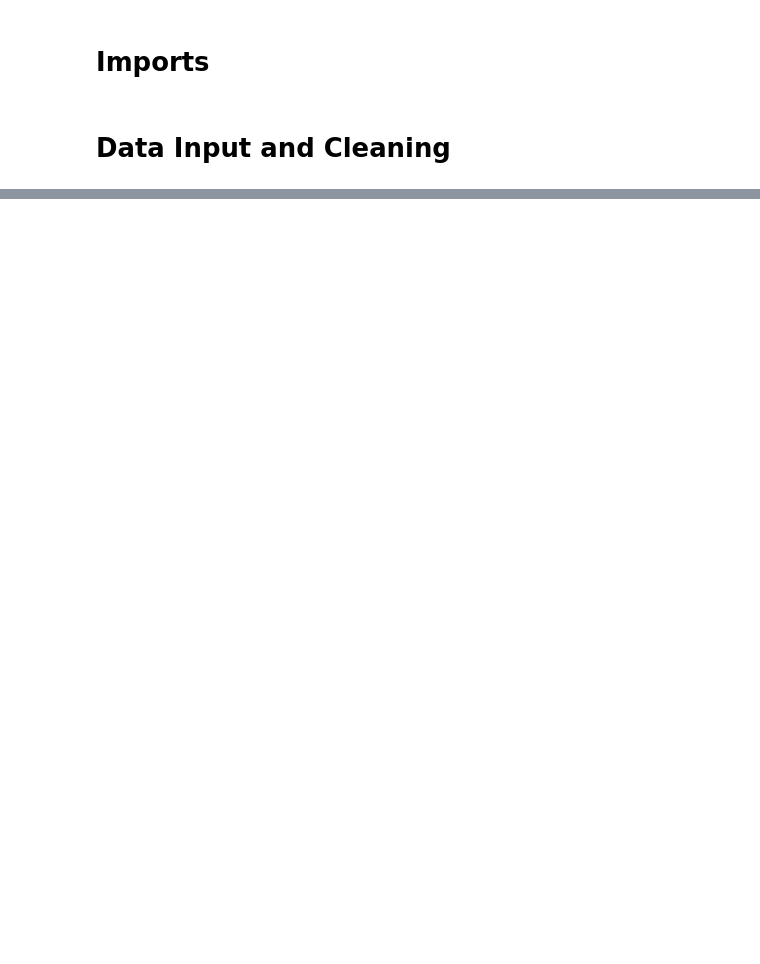
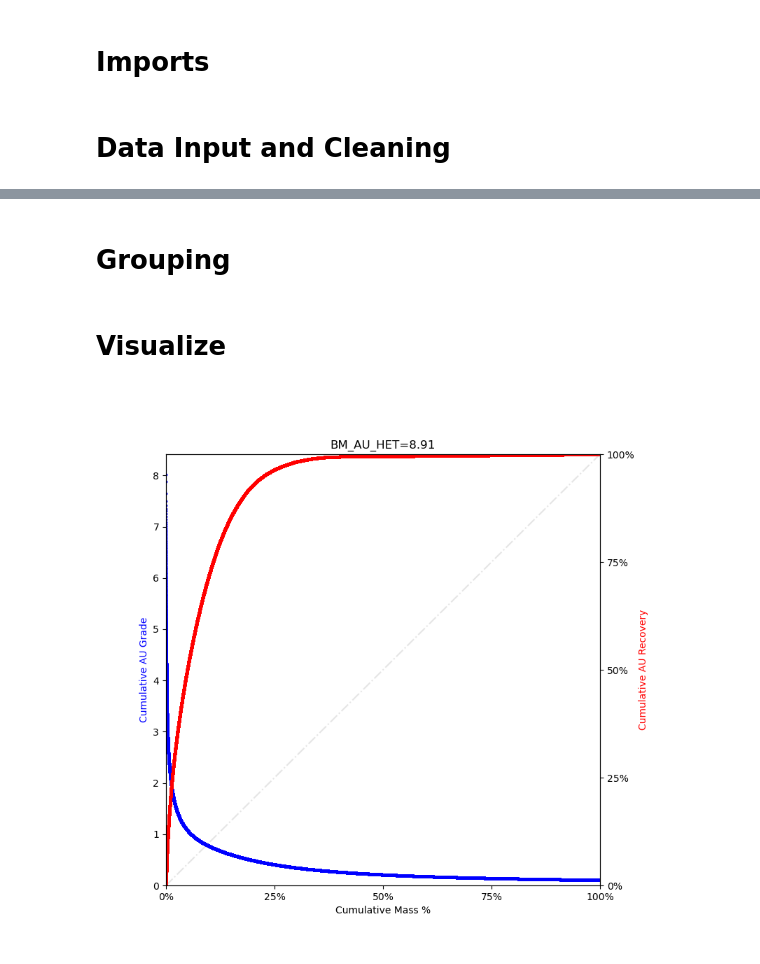
Before and after one commit to jouytrew/masters_pfti, a Jupyter notebook: notebooks/het_analysis_block_model.ipynb, the cells around one changed output, grey strips where cells are left out. Saved outputs shown, nothing was run; the diff lists cells and outputs as text; code cells hidden in the pictures; blank space fills up the shorter version.

Commit message:
Run Het Analysis on Block Model and Filtered BM

```diff
--- a/notebooks/het_analysis_block_model.ipynb
+++ b/notebooks/het_analysis_block_model.ipynb
@@ -25,6 +25,7 @@ SAVE = True
 # Data Input and Cleaning
 # %%
 df = BlockModelCleaner.get_processed_data()
+filtered_df = df.query('CU > 0.001')
 # %%
 df
 # %% [output]
@@ -44,0 +46,48 @@ df
+# %% [markdown]
+# Grouping
+# %%
+elements = [
+    'CU',
+    'AG',
+    'AU'
+]
+
+combined = {}
+
+for element in elements:
+    try:
+        combined[element] = HetAnalysis(f'BM_{element}', df['volume'] * df['sg'], df[element])
+    except:
+        print(f'Invalid data for BM_{element}')
+# %%
+filtered = {}
+
+for element in elements:
+    try:
+        filtered[element] = HetAnalysis(f'BM_{element}', filtered_df['volume'] * filtered_df['sg'], filtered_df[element])
+    except:
+        print(f'Invalid data for BM_{element}')
+# %% [markdown]
+# Visualize
+# %%
+if SAVE:
+    fig = plt.figure()
+    fig.set_size_inches(8, 8)
+
+    for element in elements:
+        fig.clear()
+        ax = fig.add_subplot()
+
+        het = combined[element].get_heterogeneity()
+        info = combined[element].get_info()
+
+        if len(info) > 0:
+            ax.set_title(f'BM_{element}_HET={het:.2f}')
+            plotter.plot_grade_recovery_curve(ax, info, element)
+
+            save_loc = output_dir + f'combined/'
+            if not os.path.exists(save_loc):
+                os.makedirs(save_loc)
+            fig.savefig(save_loc + f'BM_{element}.png', format='png', dpi=200)
+# %% [output]
+[figure, added]
```
Also changed, not shown: parts of 2 cells of this notebook, 1 other file.
